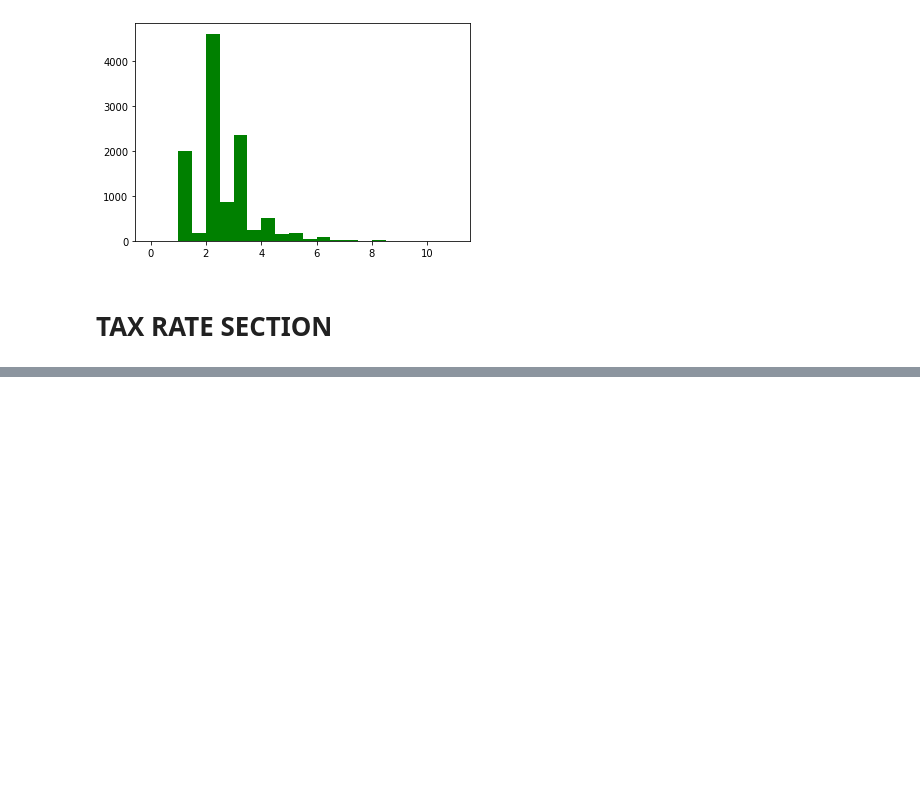
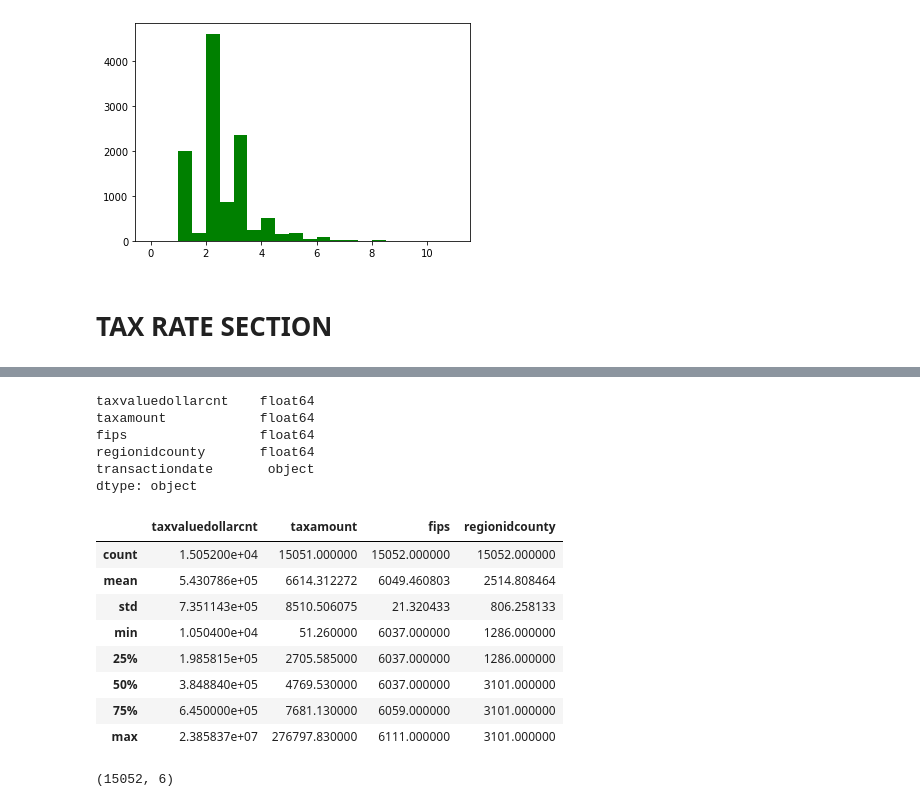
Before and after one commit to radam-herman/ds-methodologies-exercises, a Jupyter notebook: regression/project/project.ipynb, the cells around one changed output, grey strips where cells are left out. Cells and saved outputs as stored; diff of their text form; code cells hidden in the pictures; blank space fills up the shorter version.

```diff
--- a/regression/project/project.ipynb
+++ b/regression/project/project.ipynb
@@ -468,0 +484,21 @@ AttributeError: module 'wrangle_project' has no attribute 'wrangle_zillow_tax_am
+# %%
+tax_county_data.dtypes
+# %% [output]
+taxvaluedollarcnt    float64
+taxamount            float64
+fips                 float64
+regionidcounty       float64
+transactiondate       object
+dtype: object
+# %%
+tax_county_data.describe()
+# %% [output]
+|  | taxvaluedollarcnt | taxamount | fips | regionidcounty |
+| count | 1.505200e+04 | 15051.000000 | 15052.000000 | 15052.000000 |
+| mean | 5.430786e+05 | 6614.312272 | 6049.460803 | 2514.808464 |
+| std | 7.351143e+05 | 8510.506075 | 21.320433 | 806.258133 |
+| min | 1.050400e+04 | 51.260000 | 6037.000000 | 1286.000000 |
+| 25% | 1.985815e+05 | 2705.585000 | 6037.000000 | 1286.000000 |
+| 50% | 3.848840e+05 | 4769.530000 | 6037.000000 | 3101.000000 |
+| 75% | 6.450000e+05 | 7681.130000 | 6059.000000 | 3101.000000 |
+| max | 2.385837e+07 | 276797.830000 | 6111.000000 | 3101.000000 |
@@ -468,0 +509,4 @@ AttributeError: module 'wrangle_project' has no attribute 'wrangle_zillow_tax_am
+# %%
+tax_county_data.shape
+# %% [output]
+(15052, 6)
```
Also changed, not shown: parts of 9 cells of this notebook.
